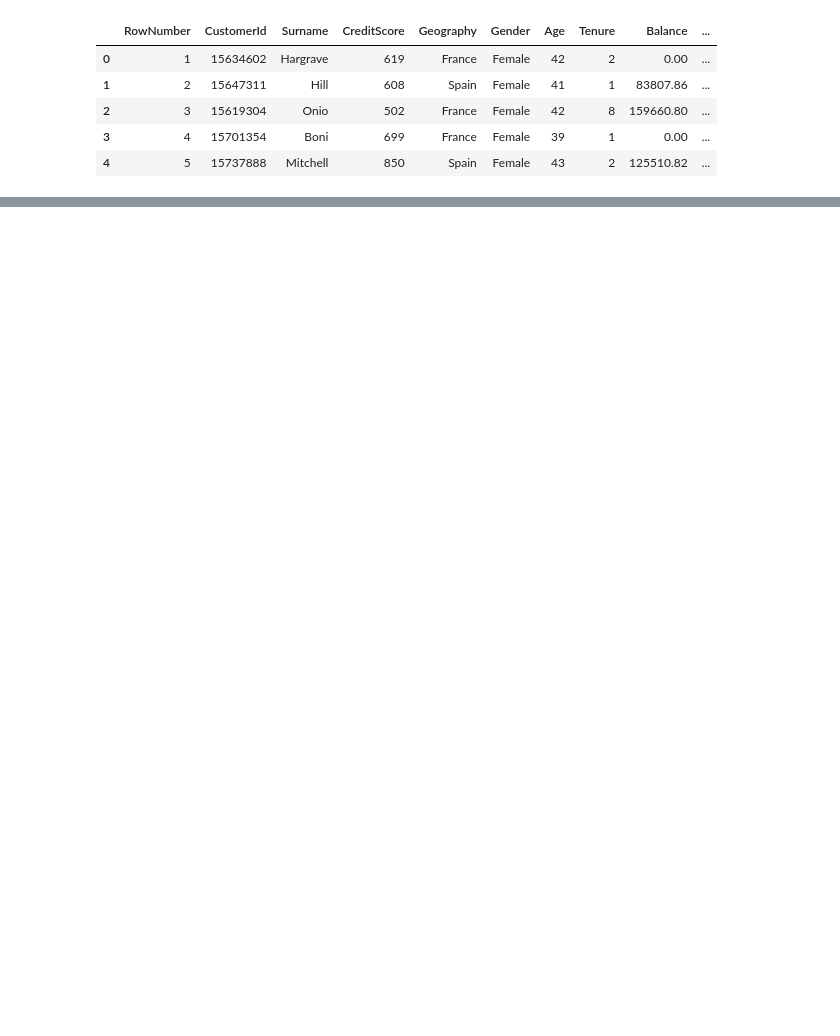
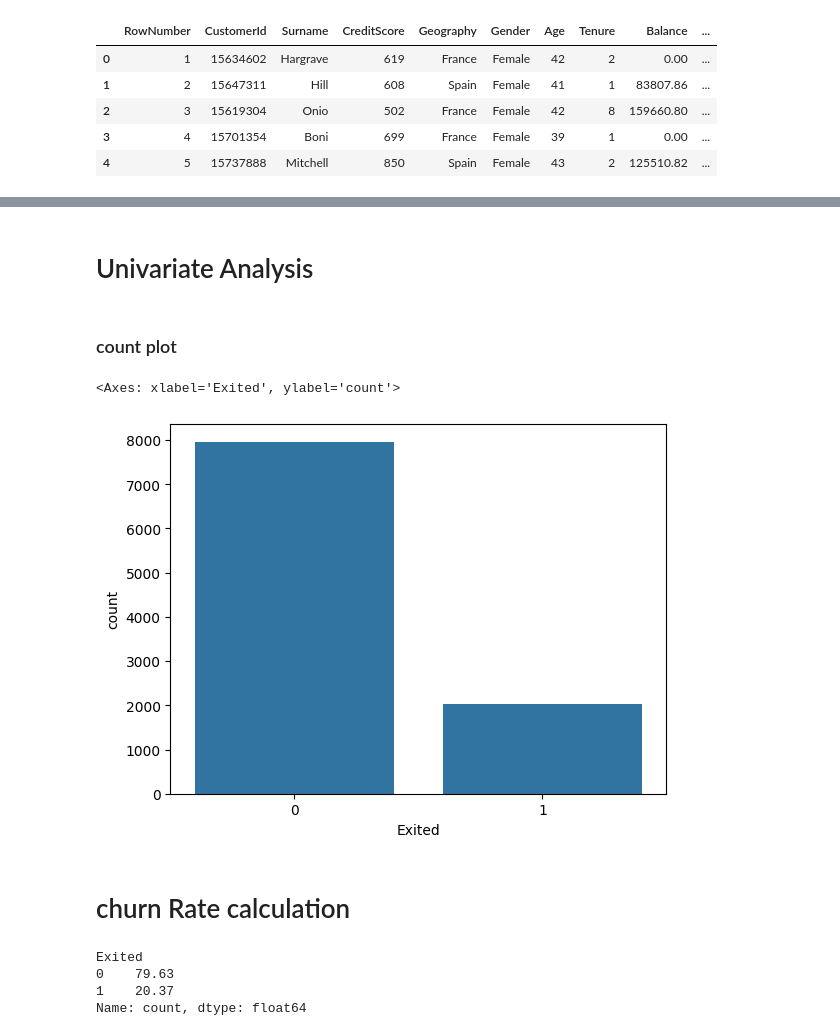
Before and after one commit to Shakhoyat/eda-learning-journey, a Jupyter notebook: EDA by satyajit/categorical&numerical_Analysis/notebook.ipynb, the cells around one changed output, grey strips where cells are left out. Drawn from its saved outputs; the diff is of its cells as text; code cells hidden in the pictures; blank space fills up the shorter version.

```diff
--- a/EDA by satyajit/categorical&numerical_Analysis/notebook.ipynb
+++ b/EDA by satyajit/categorical&numerical_Analysis/notebook.ipynb
@@ -16,3 +16,6 @@ df.head()
 | 2 | 3 | 15619304 | Onio | 502 | France | Female | 42 | 8 | 159660.80 | ... |
 | 3 | 4 | 15701354 | Boni | 699 | France | Female | 39 | 1 | 0.00 | ... |
 | 4 | 5 | 15737888 | Mitchell | 850 | Spain | Female | 43 | 2 | 125510.82 | ... |
+# %%
+df_new=df[['Gender','Geography','Exited']]
+df_new.head()
@@ -18,0 +29,18 @@ df.head()
+# %% [markdown]
+# Univariate Analysis
+# %% [markdown]
+### count plot
+# %%
+sns.countplot(x='Exited',data=df_new)
+# %% [output]
+<Axes: xlabel='Exited', ylabel='count'>
+[figure, added]
+# %% [markdown]
+# churn Rate calculation
+# %%
+df_new['Exited'].value_counts()/len(df_new)*100
+# %% [output]
+Exited
+0    79.63
+1    20.37
+Name: count, dtype: float64
```
Also changed, not shown: parts of 8 cells of this notebook.
